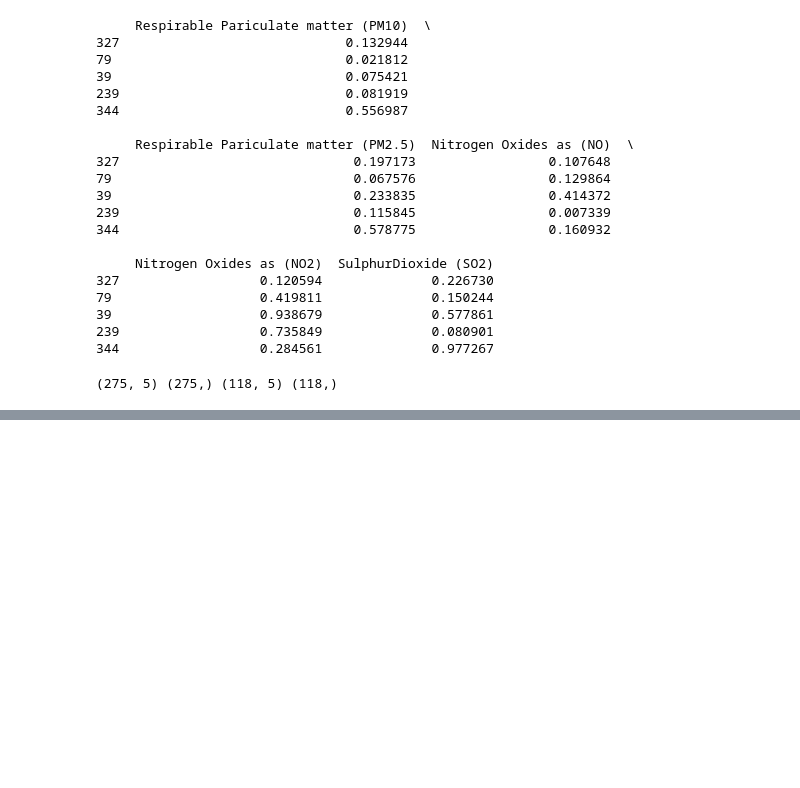
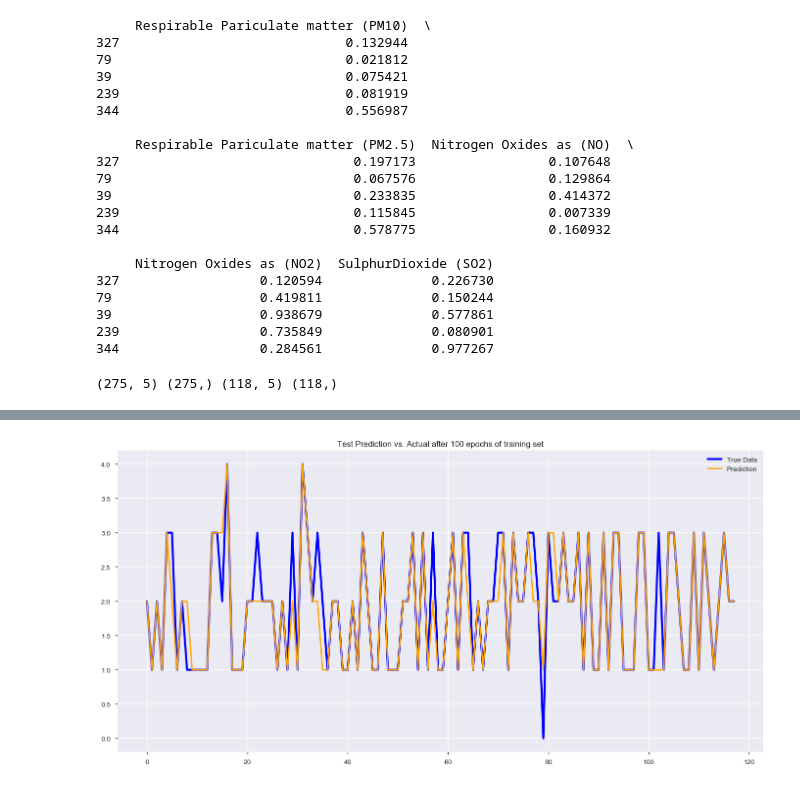
Before and after one commit to Saba-Gul/PakEn, a Jupyter notebook: Lahore_Data.ipynb, the cells around one changed output, grey strips where cells are left out. Saved outputs shown, nothing was run; the diff lists cells and outputs as text; code cells hidden in the pictures; blank space fills up the shorter version.

```diff
--- a/Lahore_Data.ipynb
+++ b/Lahore_Data.ipynb
@@ -1198,0 +1310,12 @@ model.compile(loss='mae', optimizer='adam')
+# %%
+def plot_predicted(predicted_data, true_data):
+    fig, ax = plt.subplots(figsize=(17,8))
+    ax.set_title('Test Prediction vs. Actual after 100 epochs of training set')
+    ax.plot(true_data, label='True Data', color='blue', linewidth='3')
+    ax.plot(predicted_data, label='Prediction', color='orange', linewidth='2')
+    plt.legend()
+    plt.show()
+# %%
+plot_predicted(test_predictions[:118,], y_test[:118,])
+# %% [output]
+[figure, added]
```
Also changed, not shown: parts of 68 cells of this notebook.
